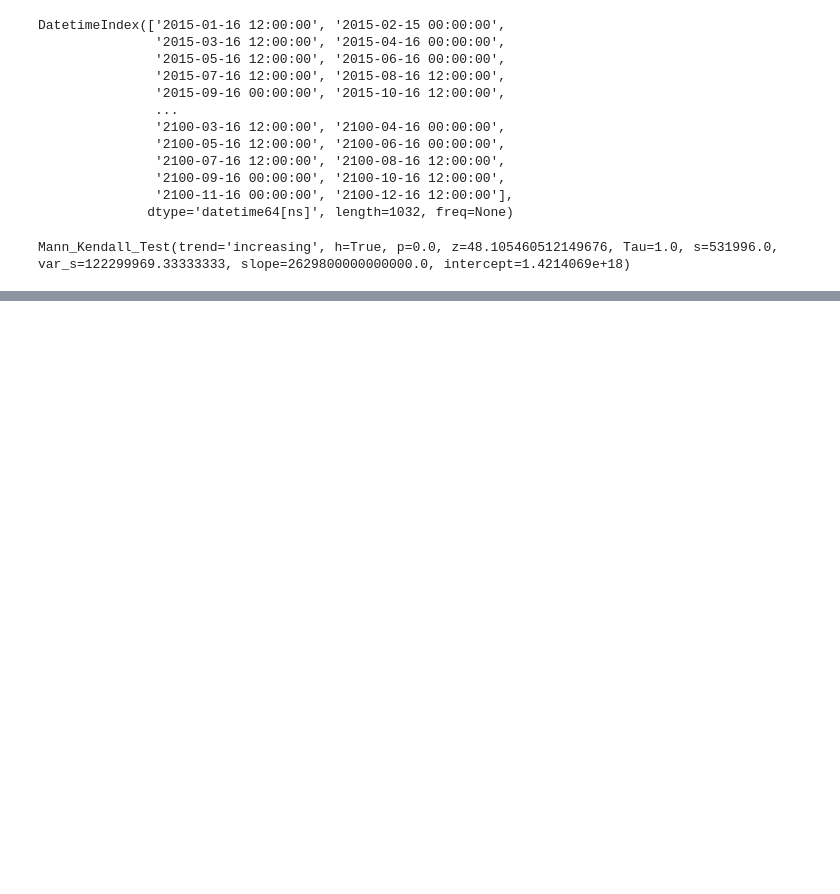
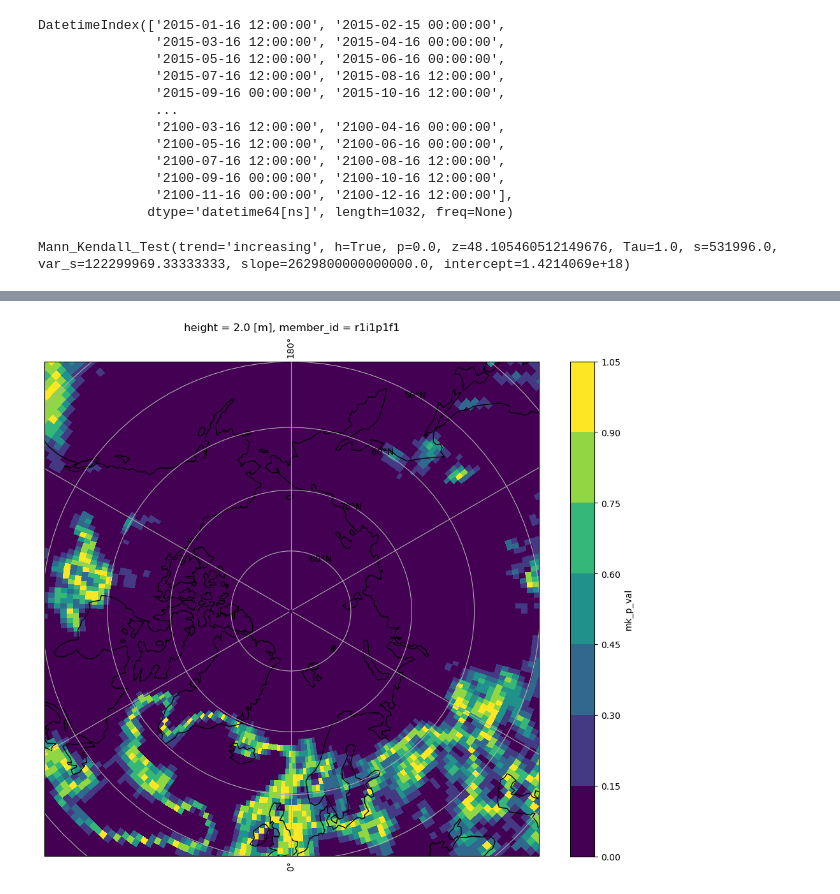
Before and after one commit to eScience-course/Tjaernoe2022-group7, a Jupyter notebook: ingrblu/ingrid_notebook.ipynb, the cells around one changed output, grey strips where cells are left out. Cells and saved outputs as stored; diff of their text form; code cells hidden in the pictures; blank space fills up the shorter version.

```diff
--- a/ingrblu/ingrid_notebook.ipynb
+++ b/ingrblu/ingrid_notebook.ipynb
@@ -477,0 +591,4 @@ pr_trend_NorESM_yearly
+# %%
+plot_map_trend(pr_NorESM_yearly, 'mk_p_val')
+# %% [output]
+[figure, added]
```
Also changed, not shown: parts of 21 cells of this notebook, 1 other file.
